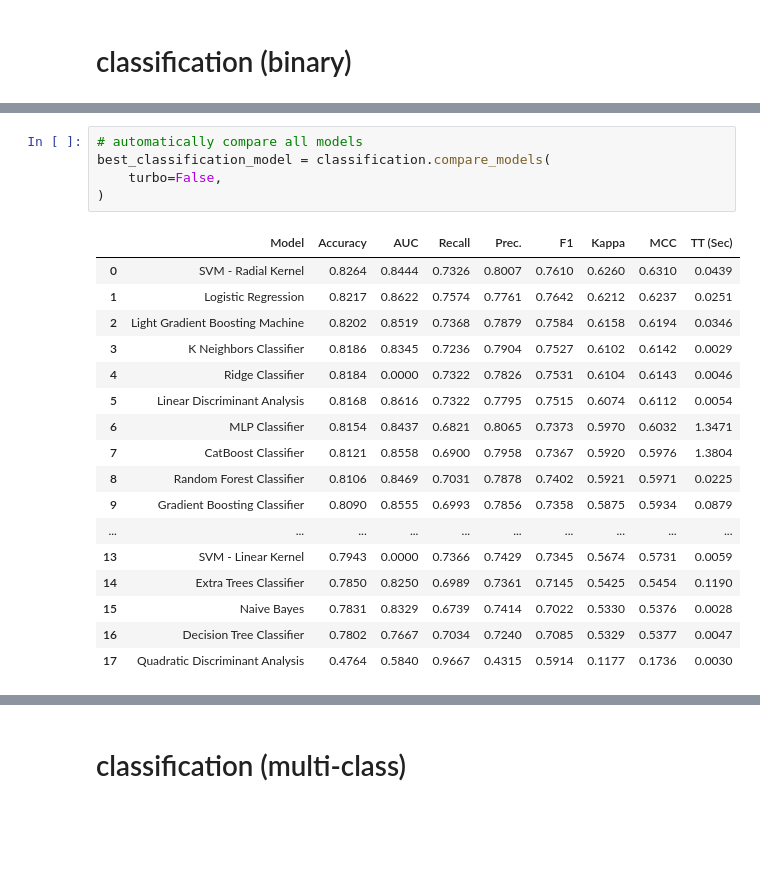
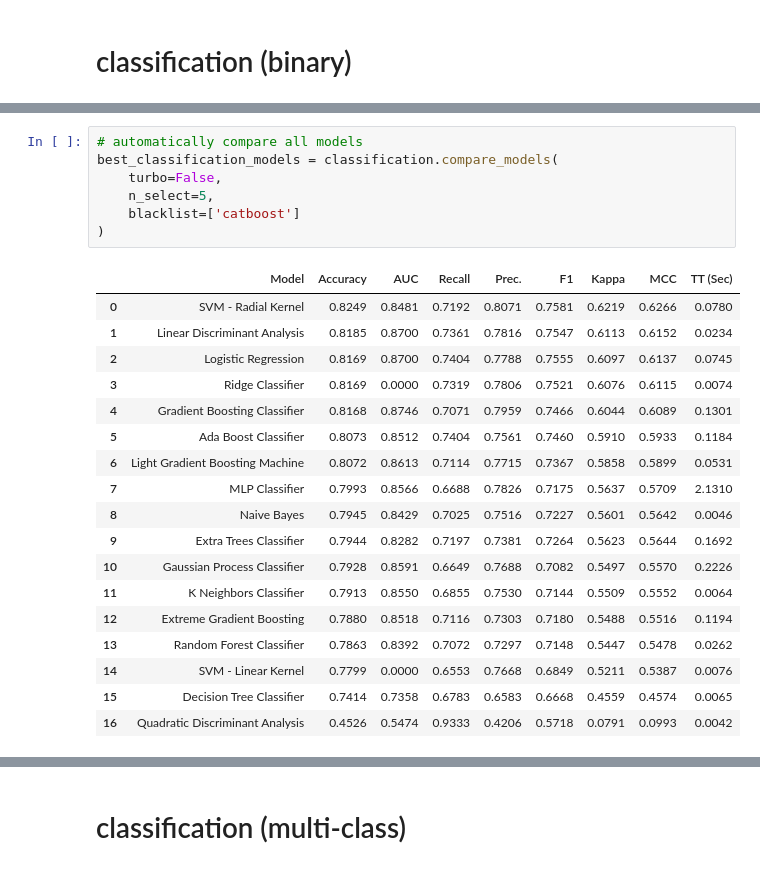
Before and after one commit to tagler/Data_Science_Machine_Learning_Tutorials, a Jupyter notebook: pycaret_classification_regression_clustering.ipynb, the cells around one changed output, grey strips where cells are left out. Saved outputs shown, nothing was run; the diff lists cells and outputs as text; blank space fills up the shorter version.

```diff
--- a/pycaret_classification_regression_clustering.ipynb
+++ b/pycaret_classification_regression_clustering.ipynb
@@ -85,24 +101,27 @@ Setup Succesfully Completed!
 | 43 | Fix Imbalance Method | SMOTE |
 # %%
 # automatically compare all models
-best_classification_model = classification.compare_models(
+best_classification_models = classification.compare_models(
     turbo=False,
+    n_select=5,
+    blacklist=['catboost']
 )
 # %% [output]
 |  | Model | Accuracy | AUC | Recall | Prec. | F1 | Kappa | MCC | TT (Sec) |
-| 0 | SVM - Radial Kernel | 0.8264 | 0.8444 | 0.7326 | 0.8007 | 0.7610 | 0.6260 | 0.6310 | 0.0439 |
-| 1 | Logistic Regression | 0.8217 | 0.8622 | 0.7574 | 0.7761 | 0.7642 | 0.6212 | 0.6237 | 0.0251 |
-| 2 | Light Gradient Boosting Machine | 0.8202 | 0.8519 | 0.7368 | 0.7879 | 0.7584 | 0.6158 | 0.6194 | 0.0346 |
-| 3 | K Neighbors Classifier | 0.8186 | 0.8345 | 0.7236 | 0.7904 | 0.7527 | 0.6102 | 0.6142 | 0.0029 |
-| 4 | Ridge Classifier | 0.8184 | 0.0000 | 0.7322 | 0.7826 | 0.7531 | 0.6104 | 0.6143 | 0.0046 |
-| 5 | Linear Discriminant Analysis | 0.8168 | 0.8616 | 0.7322 | 0.7795 | 0.7515 | 0.6074 | 0.6112 | 0.0054 |
-| 6 | MLP Classifier | 0.8154 | 0.8437 | 0.6821 | 0.8065 | 0.7373 | 0.5970 | 0.6032 | 1.3471 |
-| 7 | CatBoost Classifier | 0.8121 | 0.8558 | 0.6900 | 0.7958 | 0.7367 | 0.5920 | 0.5976 | 1.3804 |
-| 8 | Random Forest Classifier | 0.8106 | 0.8469 | 0.7031 | 0.7878 | 0.7402 | 0.5921 | 0.5971 | 0.0225 |
-| 9 | Gradient Boosting Classifier | 0.8090 | 0.8555 | 0.6993 | 0.7856 | 0.7358 | 0.5875 | 0.5934 | 0.0879 |
-| ... | ... | ... | ... | ... | ... | ... | ... | ... | ... |
-| 13 | SVM - Linear Kernel | 0.7943 | 0.0000 | 0.7366 | 0.7429 | 0.7345 | 0.5674 | 0.5731 | 0.0059 |
-| 14 | Extra Trees Classifier | 0.7850 | 0.8250 | 0.6989 | 0.7361 | 0.7145 | 0.5425 | 0.5454 | 0.1190 |
-| 15 | Naive Bayes | 0.7831 | 0.8329 | 0.6739 | 0.7414 | 0.7022 | 0.5330 | 0.5376 | 0.0028 |
-| 16 | Decision Tree Classifier | 0.7802 | 0.7667 | 0.7034 | 0.7240 | 0.7085 | 0.5329 | 0.5377 | 0.0047 |
-| 17 | Quadratic Discriminant Analysis | 0.4764 | 0.5840 | 0.9667 | 0.4315 | 0.5914 | 0.1177 | 0.1736 | 0.0030 |
+| 0 | SVM - Radial Kernel | 0.8249 | 0.8481 | 0.7192 | 0.8071 | 0.7581 | 0.6219 | 0.6266 | 0.0780 |
+| 1 | Linear Discriminant Analysis | 0.8185 | 0.8700 | 0.7361 | 0.7816 | 0.7547 | 0.6113 | 0.6152 | 0.0234 |
+| 2 | Logistic Regression | 0.8169 | 0.8700 | 0.7404 | 0.7788 | 0.7555 | 0.6097 | 0.6137 | 0.0745 |
+| 3 | Ridge Classifier | 0.8169 | 0.0000 | 0.7319 | 0.7806 | 0.7521 | 0.6076 | 0.6115 | 0.0074 |
+| 4 | Gradient Boosting Classifier | 0.8168 | 0.8746 | 0.7071 | 0.7959 | 0.7466 | 0.6044 | 0.6089 | 0.1301 |
+| 5 | Ada Boost Classifier | 0.8073 | 0.8512 | 0.7404 | 0.7561 | 0.7460 | 0.5910 | 0.5933 | 0.1184 |
+| 6 | Light Gradient Boosting Machine | 0.8072 | 0.8613 | 0.7114 | 0.7715 | 0.7367 | 0.5858 | 0.5899 | 0.0531 |
+| 7 | MLP Classifier | 0.7993 | 0.8566 | 0.6688 | 0.7826 | 0.7175 | 0.5637 | 0.5709 | 2.1310 |
+| 8 | Naive Bayes | 0.7945 | 0.8429 | 0.7025 | 0.7516 | 0.7227 | 0.5601 | 0.5642 | 0.0046 |
+| 9 | Extra Trees Classifier | 0.7944 | 0.8282 | 0.7197 | 0.7381 | 0.7264 | 0.5623 | 0.5644 | 0.1692 |
+| 10 | Gaussian Process Classifier | 0.7928 | 0.8591 | 0.6649 | 0.7688 | 0.7082 | 0.5497 | 0.5570 | 0.2226 |
+| 11 | K Neighbors Classifier | 0.7913 | 0.8550 | 0.6855 | 0.7530 | 0.7144 | 0.5509 | 0.5552 | 0.0064 |
+| 12 | Extreme Gradient Boosting | 0.7880 | 0.8518 | 0.7116 | 0.7303 | 0.7180 | 0.5488 | 0.5516 | 0.1194 |
+| 13 | Random Forest Classifier | 0.7863 | 0.8392 | 0.7072 | 0.7297 | 0.7148 | 0.5447 | 0.5478 | 0.0262 |
+| 14 | SVM - Linear Kernel | 0.7799 | 0.0000 | 0.6553 | 0.7668 | 0.6849 | 0.5211 | 0.5387 | 0.0076 |
+| 15 | Decision Tree Classifier | 0.7414 | 0.7358 | 0.6783 | 0.6583 | 0.6668 | 0.4559 | 0.4574 | 0.0065 |
+| 16 | Quadratic Discriminant Analysis | 0.4526 | 0.5474 | 0.9333 | 0.4206 | 0.5718 | 0.0791 | 0.0993 | 0.0042 |
```
Also changed, not shown: parts of 56 cells of this notebook.
